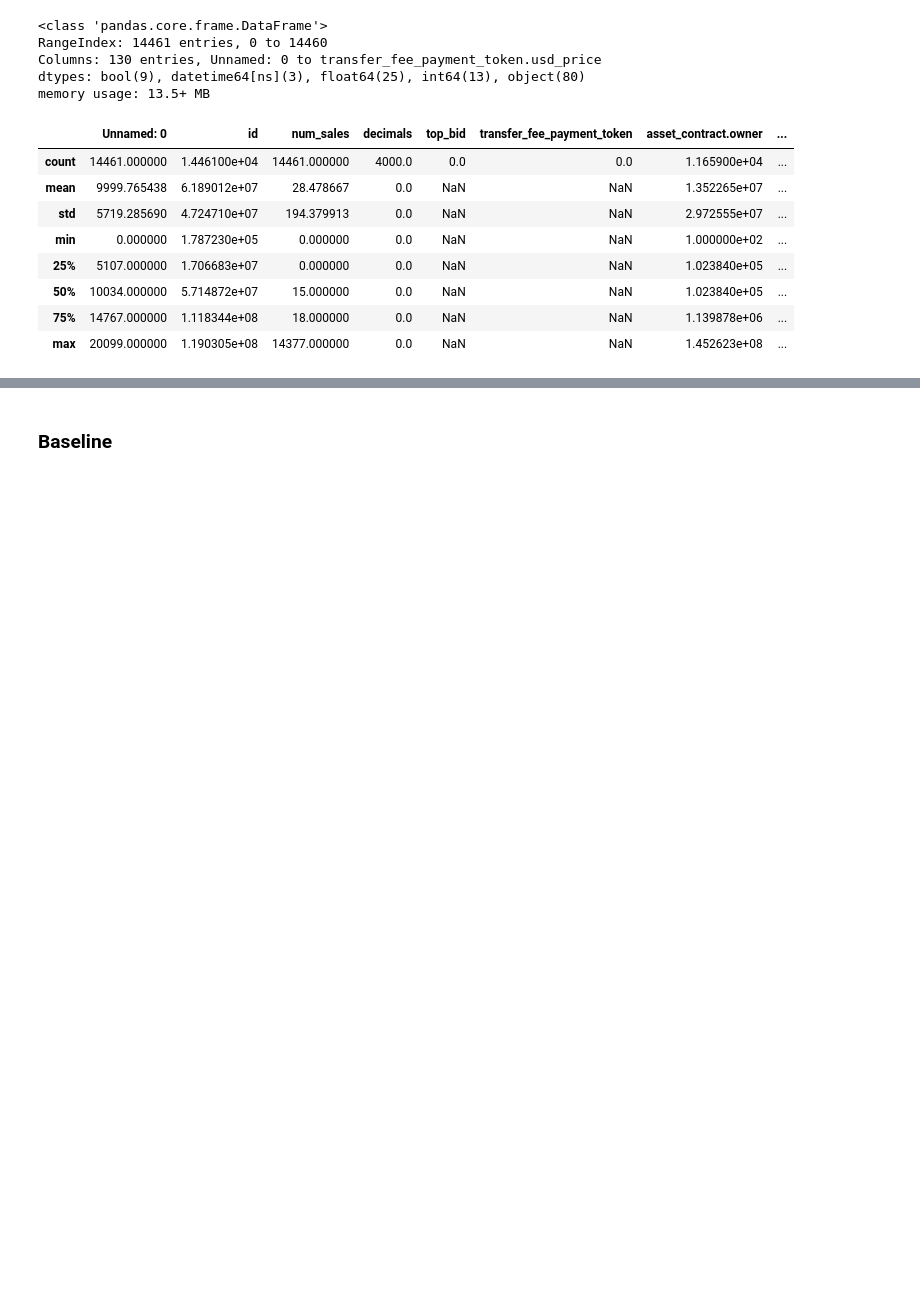
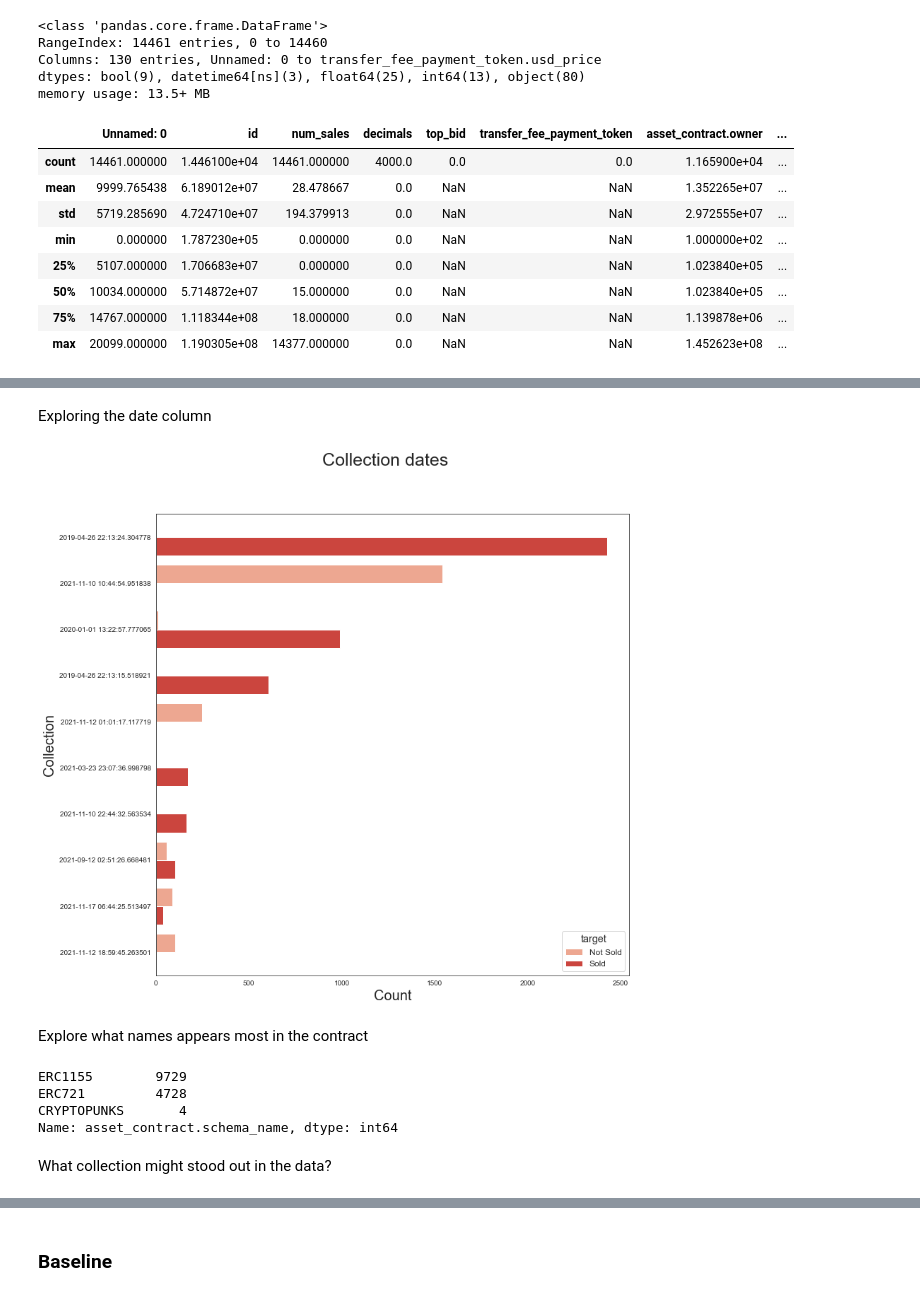
Before and after one commit to Myke-Ajayi/Predicting-NFTs-Sale, a Jupyter notebook: nft_project.ipynb, the cells around one changed output, grey strips where cells are left out. Saved outputs shown, nothing was run; the diff lists cells and outputs as text; code cells hidden in the pictures; blank space fills up the shorter version.

```diff
--- a/nft_project.ipynb
+++ b/nft_project.ipynb
@@ -153,0 +214,32 @@ nft_sale_df.describe()
+# %% [markdown]
+Exploring the date column
+# %%
+fig, ax = plt.subplots(figsize=(12,12))
+sns.countplot(data=rev_nft_df,
+              y='collection.created_date',
+              hue='target',
+              order=rev_nft_df['collection.created_date'].value_counts().iloc[:10].index,
+              palette = 'Reds',
+              ax=ax)
+sns.set_style("white")
+fig.suptitle('Collection dates', fontsize=25)
+ax.set_xlabel('Count', fontsize=20)
+ax.set_ylabel('Collection', fontsize=20)
+plt.legend(title='target',
+           title_fontsize = 'x-large',
+           labels=['Not Sold', 'Sold'],
+           fontsize="large",
+           loc='best');
+# %% [output]
+[figure, added]
+# %% [markdown]
+Explore what names appears most in the contract
+# %%
+rev_nft_df['asset_contract.schema_name'].value_counts()
+# %% [output]
+ERC1155        9729
+ERC721         4728
+CRYPTOPUNKS       4
+Name: asset_contract.schema_name, dtype: int64
+# %% [markdown]
+What collection might stood out in the data?
```
Also changed, not shown: parts of 9 cells of this notebook.
